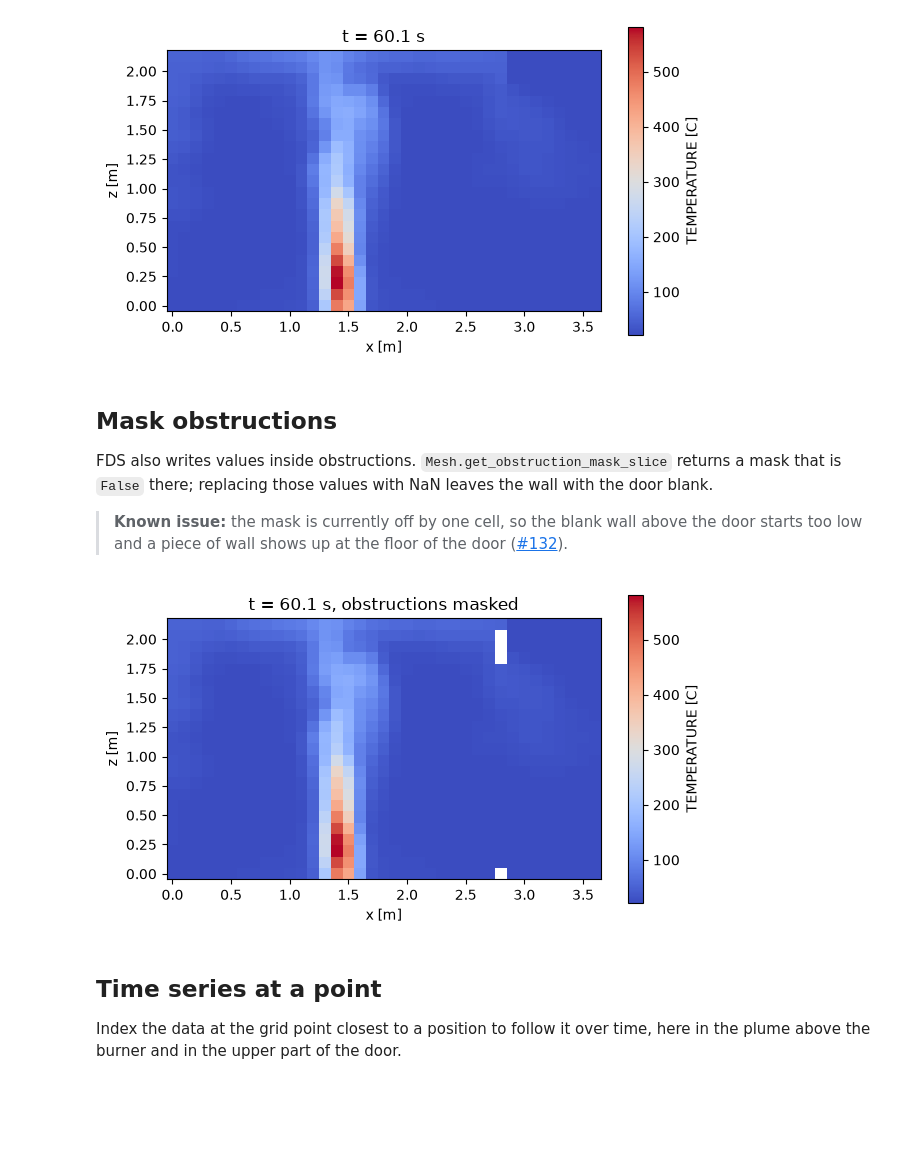
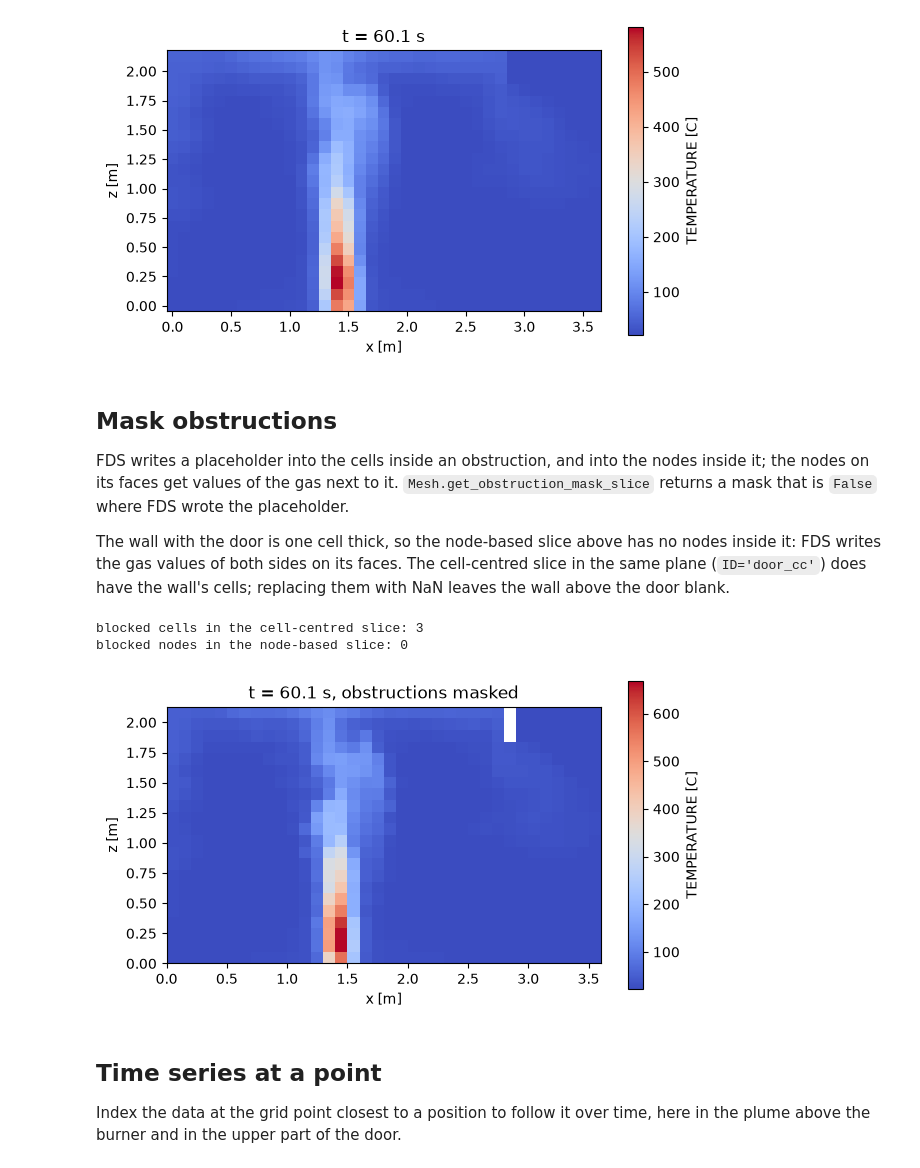
Before and after one commit to FireDynamics/fdsreader, a Jupyter notebook: examples/slcf/slices.ipynb, the cells around one changed output. Drawn from its saved outputs; the diff is of its cells as text; code cells hidden in the pictures; blank space fills up the shorter version.

```diff
--- a/examples/slcf/slices.ipynb
+++ b/examples/slcf/slices.ipynb
@@ -62,22 +63,32 @@ ax.set(xlabel="x [m]", ylabel="z [m]", title=f"t = {slc.times[t]:.1f} s", aspect
 # %% [markdown]
 ## Mask obstructions
 
-FDS also writes values inside obstructions. `Mesh.get_obstruction_mask_slice` returns a mask
-that is `False` there; replacing those values with NaN leaves the wall with the door blank.
+FDS writes a placeholder into the cells inside an obstruction, and into the nodes inside it;
+the nodes on its faces get values of the gas next to it. `Mesh.get_obstruction_mask_slice`
+returns a mask that is `False` where FDS wrote the placeholder.
 
-> **Known issue:** the mask is currently off by one cell, so the blank wall above the door
-> starts too low and a piece of wall shows up at the floor of the door
-> ([#132](https://github.com/FireDynamics/fdsreader/issues/132)).
+The wall with the door is one cell thick, so the node-based slice above has no nodes inside
+it: FDS writes the gas values of both sides on its faces. The cell-centred slice in the same
+plane (`ID='door_cc'`) does have the wall's cells; replacing them with NaN leaves the wall
+above the door blank.
 # %%
-mask = mesh.get_obstruction_mask_slice(subslice)
-masked = np.where(np.squeeze(mask)[t], subslice.data[t], np.nan)
+slc_cc = sim.slices.get_by_id("door_cc")
+sub_cc = slc_cc[mesh]
+coords_cc = sub_cc.get_coordinates()
+t_cc = slc_cc.get_nearest_timestep(60.0)
+mask = mesh.get_obstruction_mask_slice(sub_cc)
+masked = np.where(np.squeeze(mask)[t_cc], sub_cc.data[t_cc], np.nan)
+print("blocked cells in the cell-centred slice:", int((~mask[t_cc]).sum()))
+print("blocked nodes in the node-based slice:", int((~mesh.get_obstruction_mask_slice(subslice)[t]).sum()))
 
 fig, ax = plt.subplots(figsize=(7, 4))
-pcm = ax.pcolormesh(coords["x"], coords["z"], masked.T, shading="nearest", cmap="coolwarm")
-fig.colorbar(pcm, label=f"{slc.quantity.name} [{slc.quantity.unit}]")
-ax.set(xlabel="x [m]", ylabel="z [m]", title=f"t = {slc.times[t]:.1f} s, obstructions masked", aspect="equal");
+pcm = ax.pcolormesh(coords_cc["x"], coords_cc["z"], masked.T, shading="nearest", cmap="coolwarm")
+fig.colorbar(pcm, label=f"{slc_cc.quantity.name} [{slc_cc.quantity.unit}]")
+ax.set(xlabel="x [m]", ylabel="z [m]", title=f"t = {slc_cc.times[t_cc]:.1f} s, obstructions masked", aspect="equal");
 # %% [output]
+blocked cells in the cell-centred slice: 3
+blocked nodes in the node-based slice: 0
-[figure, old version]
+[figure, new version]
 # %% [markdown]
 ## Time series at a point
 
```
Also changed, not shown: parts of 1 cell of this notebook, 12 other files.
